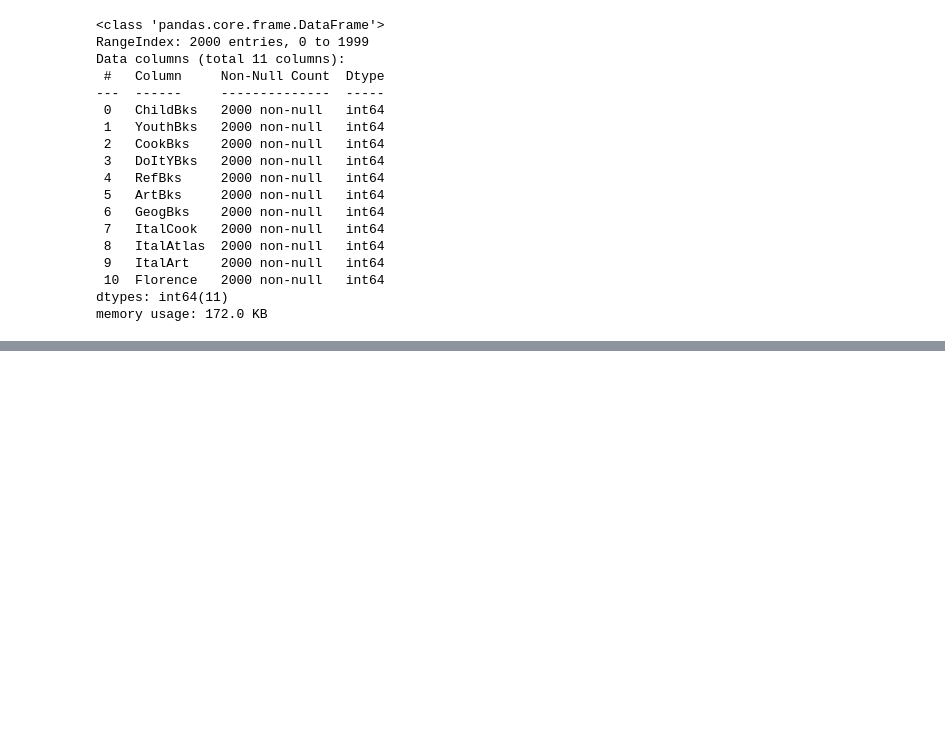
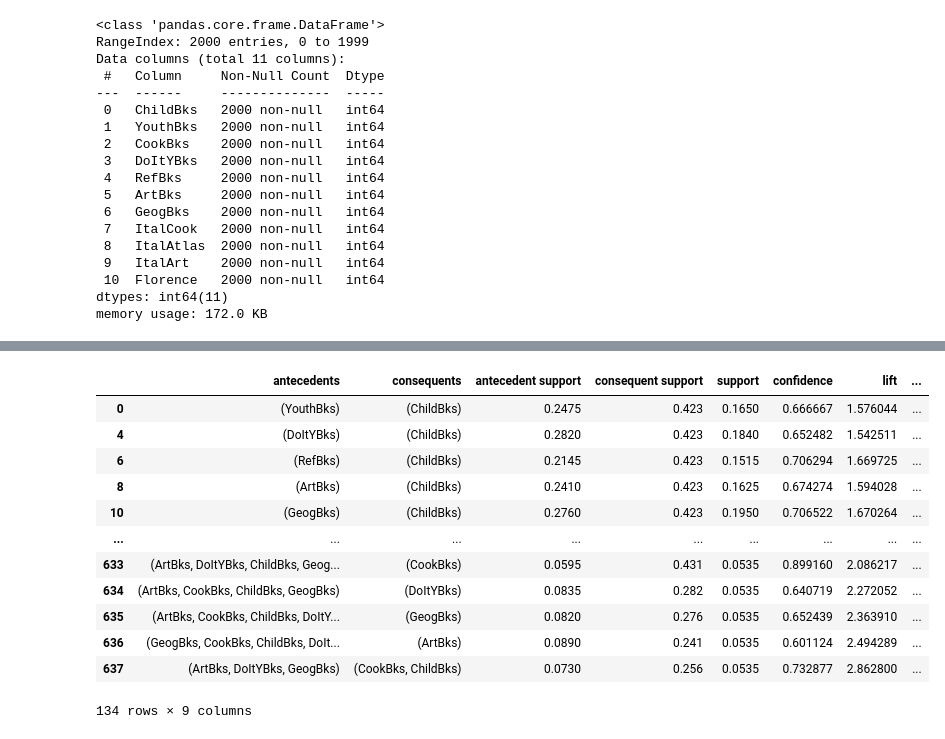
Before and after one commit to vishal166/data-science-assignment, a Jupyter notebook: association rules.ipynb, the cells around one changed output, grey strips where cells are left out. Drawn from its saved outputs; the diff is of its cells as text; code cells hidden in the pictures; blank space fills up the shorter version.

```diff
--- a/association rules.ipynb
+++ b/association rules.ipynb
@@ -110,0 +129,16 @@ rules[(rules['lift']>= 1.1) & (rules['confidence'] >= 0.5)]
+# %%
+rules[(rules['lift']>= 1.5) & (rules['confidence'] >= 0.6)]
+# %% [output]
+|  | antecedents | consequents | antecedent support | consequent support | support | confidence | lift | ... |
+| 0 | (YouthBks) | (ChildBks) | 0.2475 | 0.423 | 0.1650 | 0.666667 | 1.576044 | ... |
+| 4 | (DoItYBks) | (ChildBks) | 0.2820 | 0.423 | 0.1840 | 0.652482 | 1.542511 | ... |
+| 6 | (RefBks) | (ChildBks) | 0.2145 | 0.423 | 0.1515 | 0.706294 | 1.669725 | ... |
+| 8 | (ArtBks) | (ChildBks) | 0.2410 | 0.423 | 0.1625 | 0.674274 | 1.594028 | ... |
+| 10 | (GeogBks) | (ChildBks) | 0.2760 | 0.423 | 0.1950 | 0.706522 | 1.670264 | ... |
+| ... | ... | ... | ... | ... | ... | ... | ... | ... |
+| 633 | (ArtBks, DoItYBks, ChildBks, Geog... | (CookBks) | 0.0595 | 0.431 | 0.0535 | 0.899160 | 2.086217 | ... |
+| 634 | (ArtBks, CookBks, ChildBks, GeogBks) | (DoItYBks) | 0.0835 | 0.282 | 0.0535 | 0.640719 | 2.272052 | ... |
+| 635 | (ArtBks, CookBks, ChildBks, DoItY... | (GeogBks) | 0.0820 | 0.276 | 0.0535 | 0.652439 | 2.363910 | ... |
+| 636 | (GeogBks, CookBks, ChildBks, DoIt... | (ArtBks) | 0.0890 | 0.241 | 0.0535 | 0.601124 | 2.494289 | ... |
+| 637 | (ArtBks, DoItYBks, GeogBks) | (CookBks, ChildBks) | 0.0730 | 0.256 | 0.0535 | 0.732877 | 2.862800 | ... |
+134 rows × 9 columns
```
Also changed, not shown: parts of 9 cells of this notebook.
